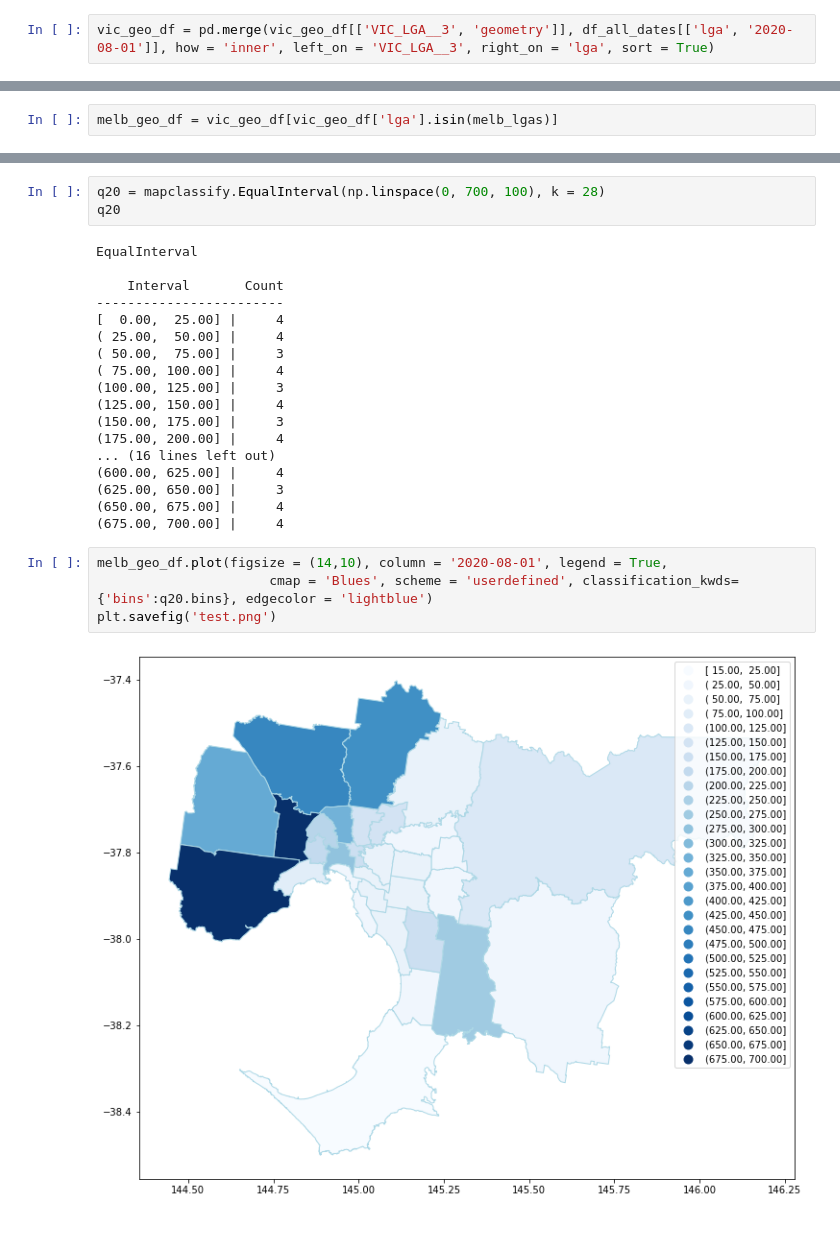
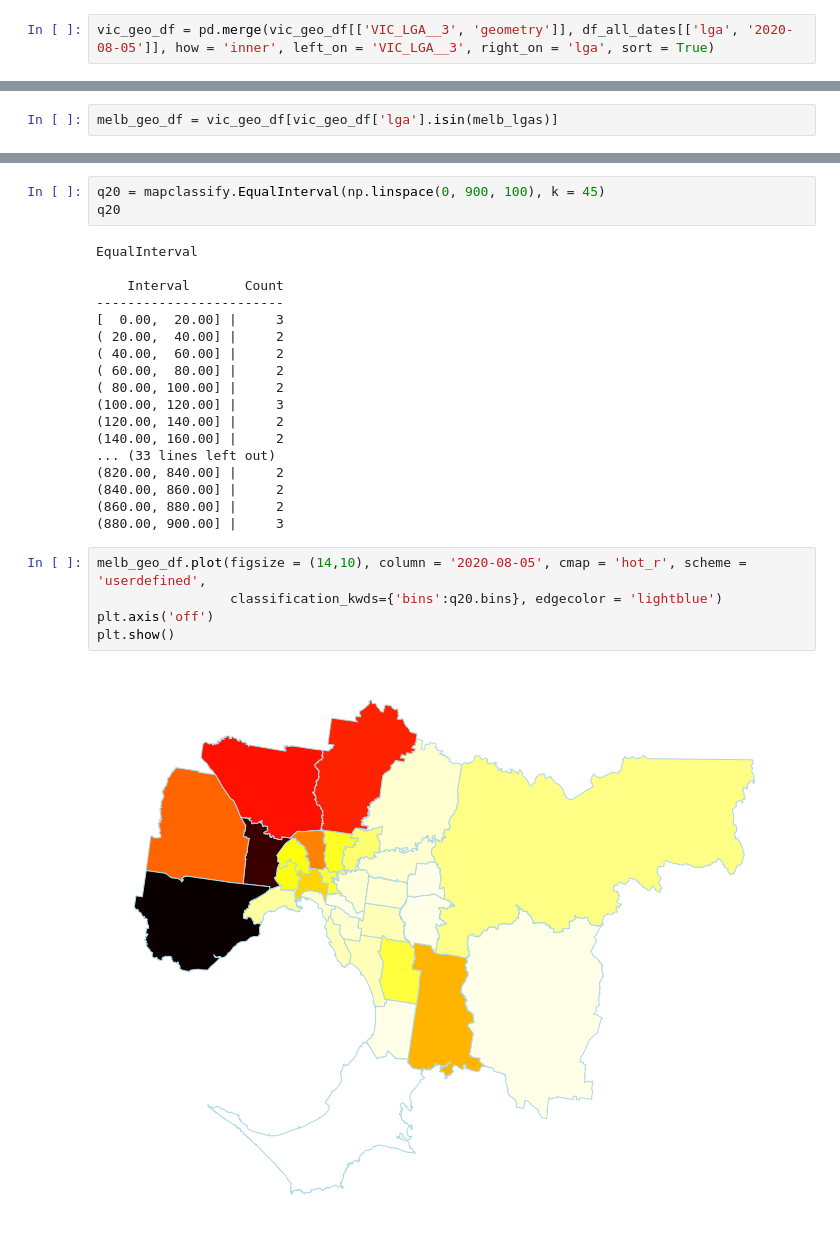
Before and after one commit to amanjit-gill-data/covid_vic_2020, a Jupyter notebook: notebooks/covid19_visualisation.ipynb, the cells around one changed output, grey strips where cells are left out. Saved outputs shown, nothing was run; the diff lists cells and outputs as text.

```diff
--- a/notebooks/covid19_visualisation.ipynb
+++ b/notebooks/covid19_visualisation.ipynb
@@ -34,5 +34,5 @@ df_all_dates.head()
 # %%
-vic_geo_df = pd.merge(vic_geo_df[['VIC_LGA__3', 'geometry']], df_all_dates[['lga', '2020-08-01']], how = 'inner', left_on = 'VIC_LGA__3', right_on = 'lga', sort = True)
+vic_geo_df = pd.merge(vic_geo_df[['VIC_LGA__3', 'geometry']], df_all_dates[['lga', '2020-08-05']], how = 'inner', left_on = 'VIC_LGA__3', right_on = 'lga', sort = True)
 # %%
 vic_geo_df.head()
 # %% [output]
@@ -71,27 +71,28 @@ melb_geo_df.head()
 # %%
-q20 = mapclassify.EqualInterval(np.linspace(0, 700, 100), k = 28)
+q20 = mapclassify.EqualInterval(np.linspace(0, 900, 100), k = 45)
 q20
 # %% [output]
 EqualInterval
 
     Interval       Count
 ------------------------
-[  0.00,  25.00] |     4
-( 25.00,  50.00] |     4
-( 50.00,  75.00] |     3
-( 75.00, 100.00] |     4
-(100.00, 125.00] |     3
-(125.00, 150.00] |     4
-(150.00, 175.00] |     3
-(175.00, 200.00] |     4
-... (16 lines left out)
-(600.00, 625.00] |     4
-(625.00, 650.00] |     3
-(650.00, 675.00] |     4
-(675.00, 700.00] |     4
+[  0.00,  20.00] |     3
+( 20.00,  40.00] |     2
+( 40.00,  60.00] |     2
+( 60.00,  80.00] |     2
+( 80.00, 100.00] |     2
+(100.00, 120.00] |     3
+(120.00, 140.00] |     2
+(140.00, 160.00] |     2
+... (33 lines left out)
+(820.00, 840.00] |     2
+(840.00, 860.00] |     2
+(860.00, 880.00] |     2
+(880.00, 900.00] |     3
 # %%
-melb_geo_df.plot(figsize = (14,10), column = '2020-08-01', legend = True,
-                      cmap = 'Blues', scheme = 'userdefined', classification_kwds={'bins':q20.bins}, edgecolor = 'lightblue')
-plt.savefig('test.png')
+melb_geo_df.plot(figsize = (14,10), column = '2020-08-05', cmap = 'hot_r', scheme = 'userdefined',
+                 classification_kwds={'bins':q20.bins}, edgecolor = 'lightblue')
+plt.axis('off')
+plt.show()
 # %% [output]
-[figure, old version]
+[figure, new version]
```
Also changed, not shown: parts of 5 cells of this notebook.
